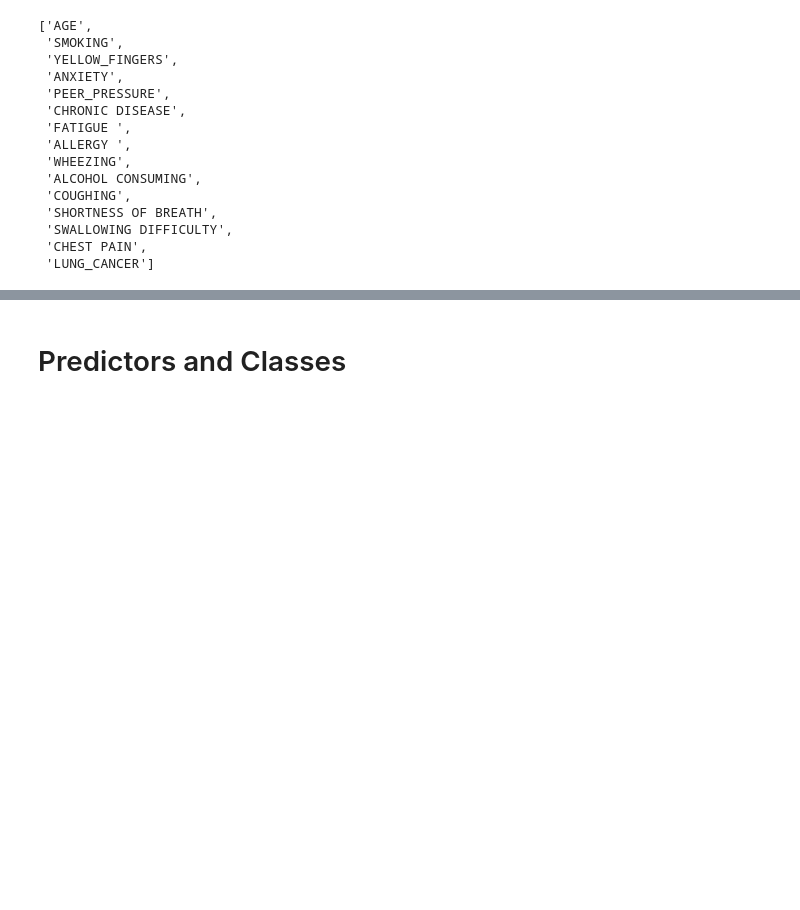
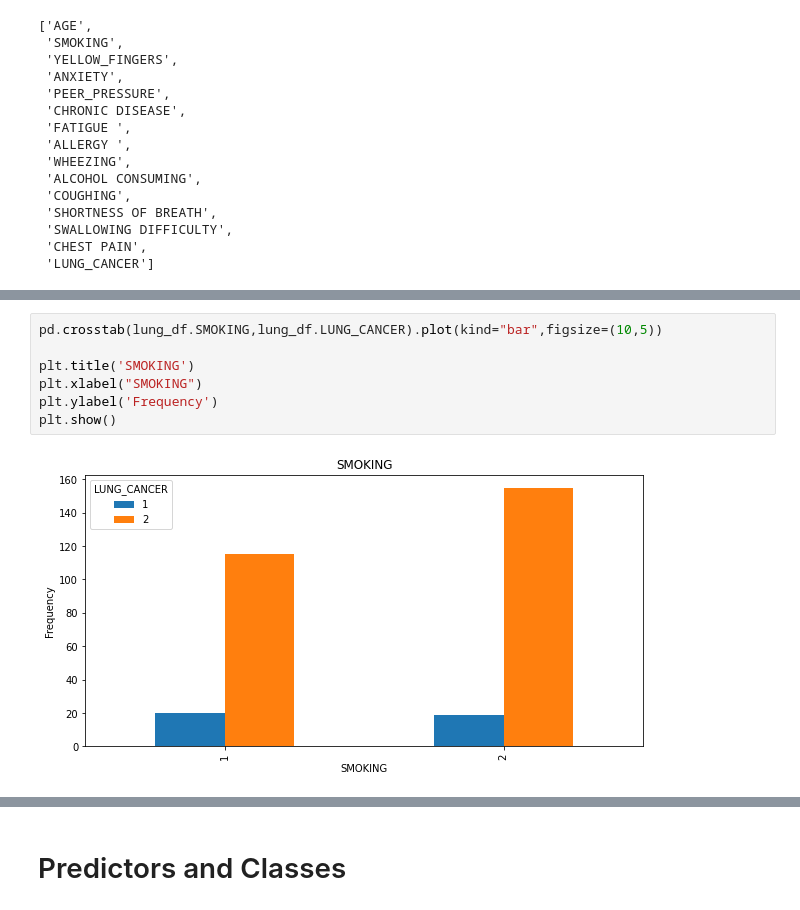
Before and after one commit to matheusapostulo/lung-cancer-machine-learning, a Jupyter notebook: Lung_Cancer_Machine_Learning.ipynb, the cells around one changed output, grey strips where cells are left out. Drawn from its saved outputs; the diff is of its cells as text; blank space fills up the shorter version.

```diff
--- a/Lung_Cancer_Machine_Learning.ipynb
+++ b/Lung_Cancer_Machine_Learning.ipynb
@@ -307,0 +344,9 @@ plt.show()
+# %%
+pd.crosstab(lung_df.SMOKING,lung_df.LUNG_CANCER).plot(kind="bar",figsize=(10,5))
+
+plt.title('SMOKING')
+plt.xlabel("SMOKING")
+plt.ylabel('Frequency')
+plt.show()
+# %% [output]
+[figure, added]
```
Also changed, not shown: parts of 23 cells of this notebook.
